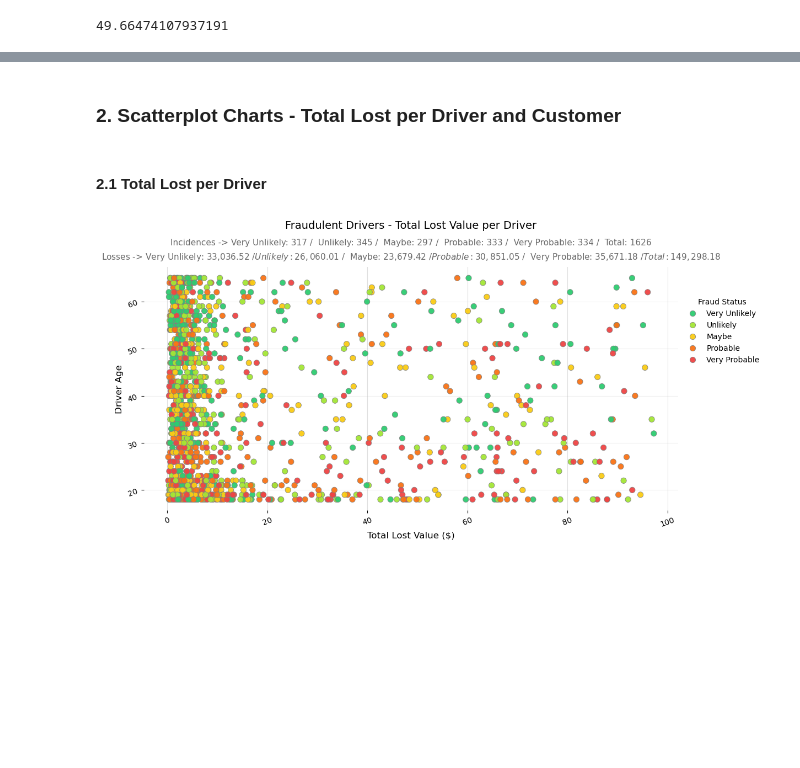
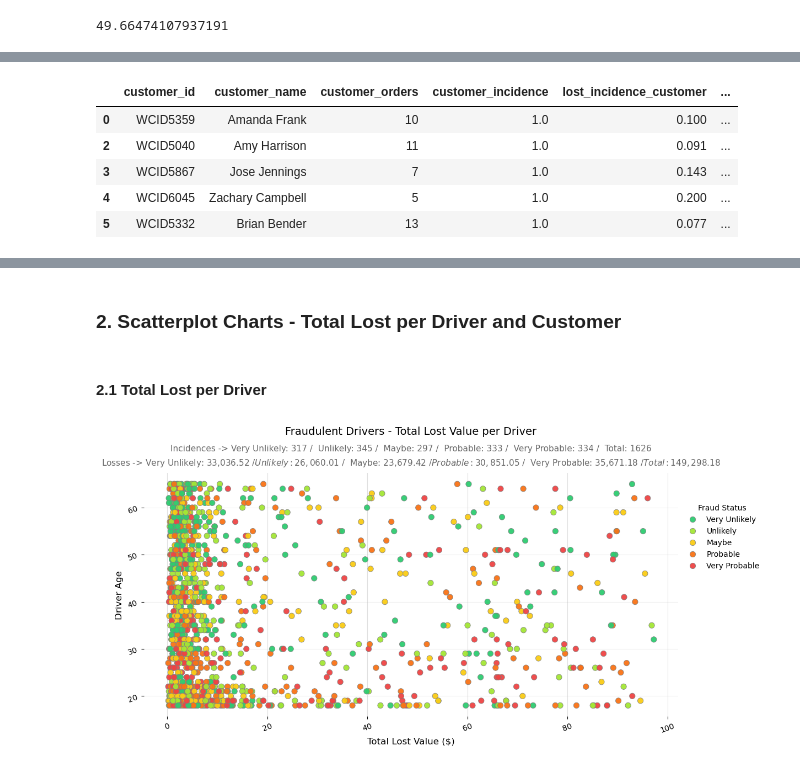
Before and after one commit to Edcysne/Walmart-Project, a Jupyter notebook: first_data_analysis.ipynb, the cells around one changed output, grey strips where cells are left out. Saved outputs shown, nothing was run; the diff lists cells and outputs as text; code cells hidden in the pictures; blank space fills up the shorter version.

Commit message:
New customer segmentation (3 criterias)

```diff
--- a/first_data_analysis.ipynb
+++ b/first_data_analysis.ipynb
@@ -501,0 +522,18 @@ print(percentage)
+# %%
+df_critical_customers = df_nodup[['customer_id',
+                                  'customer_name',
+                                  'customer_orders',
+                                  'customer_incidence',
+                                  'lost_incidence_customer',
+                                  'fraudulent_customer?',
+                                  'total_lost_value']]
+
+df_critical_drivers = df_nodup[['driver_id',
+                                'driver_name',
+                                'driver_trips',
+                                'driver_incidence',
+                                'lost_incidence_driver',
+                                'fraudulent_driver?',
+                                'total_lost_value']]
+# %%
+df_critical_customers['total_lost_customer'] = df_critical_customers.groupby('customer_id')['total_lost_value'].transform('sum')
@@ -501,0 +546,9 @@ print(percentage)
+# %%
+df_critical_customers[df_critical_customers['total_lost_customer'] > 0].head()
+# %% [output]
+|  | customer_id | customer_name | customer_orders | customer_incidence | lost_incidence_customer | ... |
+| 0 | WCID5359 | Amanda Frank | 10 | 1.0 | 0.100 | ... |
+| 2 | WCID5040 | Amy Harrison | 11 | 1.0 | 0.091 | ... |
+| 3 | WCID5867 | Jose Jennings | 7 | 1.0 | 0.143 | ... |
+| 4 | WCID6045 | Zachary Campbell | 5 | 1.0 | 0.200 | ... |
+| 5 | WCID5332 | Brian Bender | 13 | 1.0 | 0.077 | ... |
```
Also changed, not shown: parts of 18 cells of this notebook.
